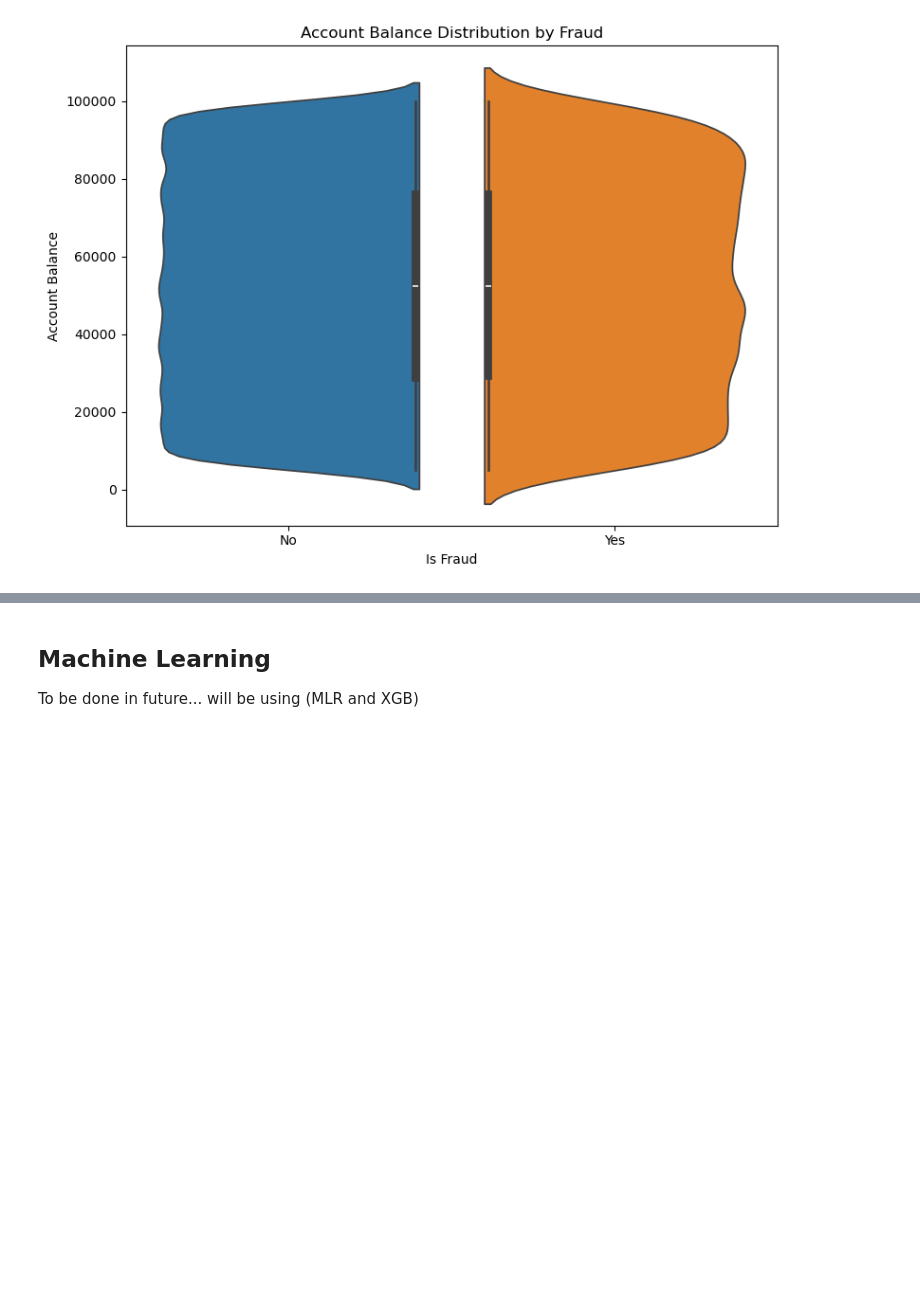
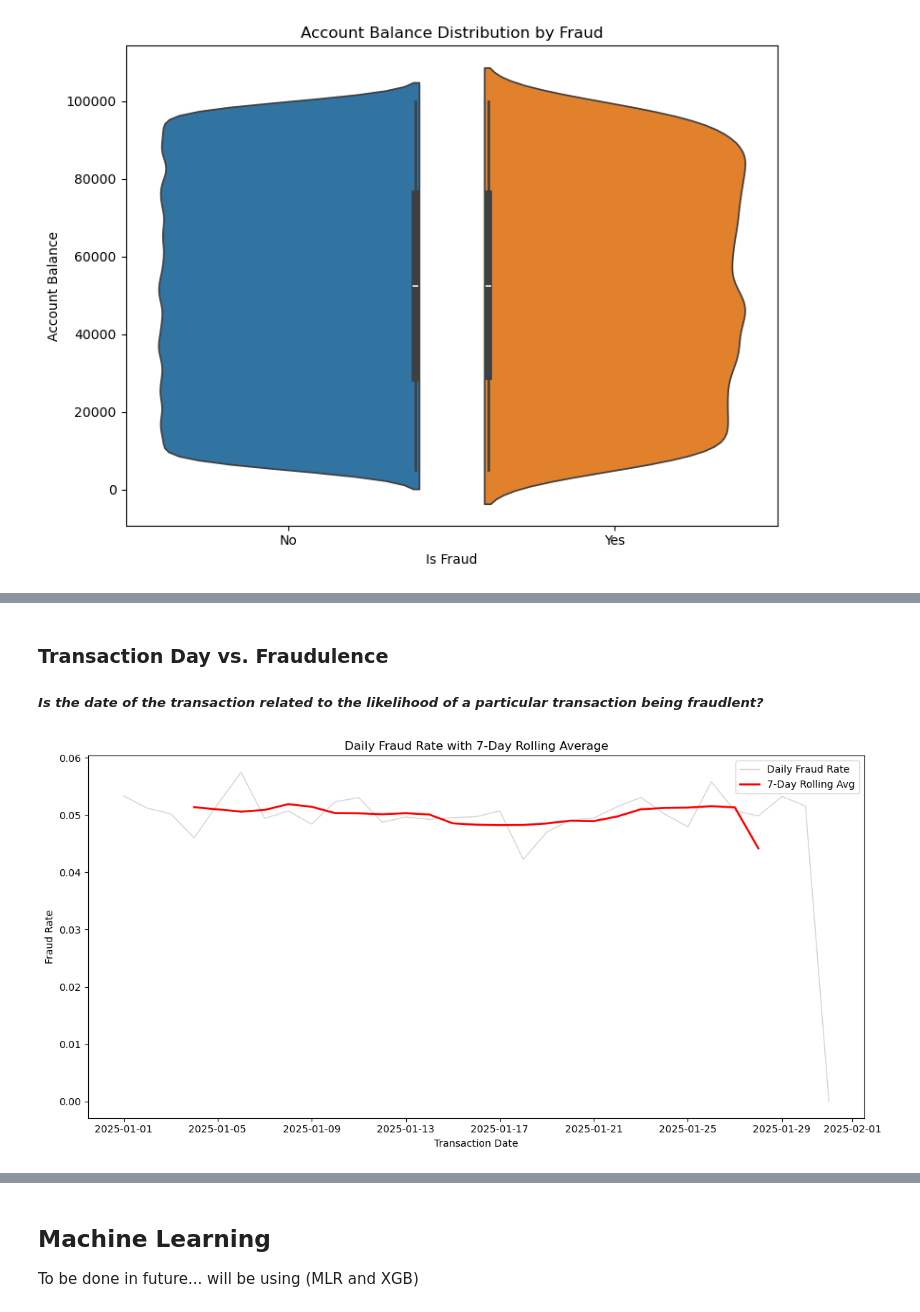
Before and after one commit to owenmilke/CS3870-Final-Project, a Jupyter notebook: BankFraud.ipynb, the cells around one changed output, grey strips where cells are left out. Cells and saved outputs as stored; diff of their text form; code cells hidden in the pictures; blank space fills up the shorter version.

```diff
--- a/BankFraud.ipynb
+++ b/BankFraud.ipynb
@@ -228 +268,53 @@ plt.show()
+# %% [markdown]
+### Transaction Day vs. Fraudulence
+##### *Is the date of the transaction related to the likelihood of a particular transaction being fraudlent?*
+# %%
+daily_summary = CLEANED.groupby('Transaction_Date').agg(
+    total_transactions=('Transaction_Date', 'count'),
+    fraud_transactions=('Is_Fraud', lambda x: (x == 'Yes').sum())
+).reset_index()
+daily_summary['fraud_rate'] = (
+    daily_summary['fraud_transactions']
+    / daily_summary['total_transactions']
+)
+
+daily_summary = daily_summary[daily_summary['total_transactions'] > 0]
+
+daily_summary['fraud_rate_7d'] = (
+    daily_summary['fraud_rate']
+    .rolling(window=7, center=True)
+    .mean()
+)
+
+plt.figure(figsize=(12, 6))
+
+# raw daily rate in light grey
+sns.lineplot(
+    data=daily_summary,
+    x='Transaction_Date',
+    y='fraud_rate',
+    color='lightgray',
+    linewidth=1,
+    label='Daily Fraud Rate',
+    marker=None
+)
+
+# smoothed 7-day average in red
+sns.lineplot(
+    data=daily_summary,
+    x='Transaction_Date',
+    y='fraud_rate_7d',
+    color='red',
+    linewidth=2,
+    label='7-Day Rolling Avg'
+)
+
+plt.xlabel("Transaction Date")
+plt.ylabel("Fraud Rate")
+plt.title("Daily Fraud Rate with 7-Day Rolling Average")
+plt.legend()
+plt.tight_layout()
+plt.show()
+# %% [output]
+[figure, added]
 # %% [markdown]
```
Also changed, not shown: parts of 14 cells of this notebook, 1 other file.
